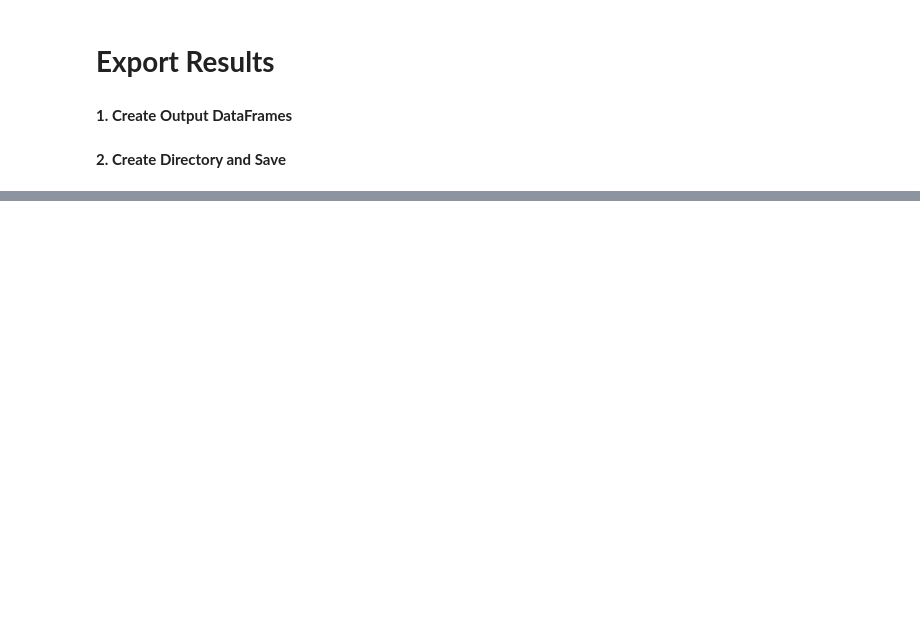
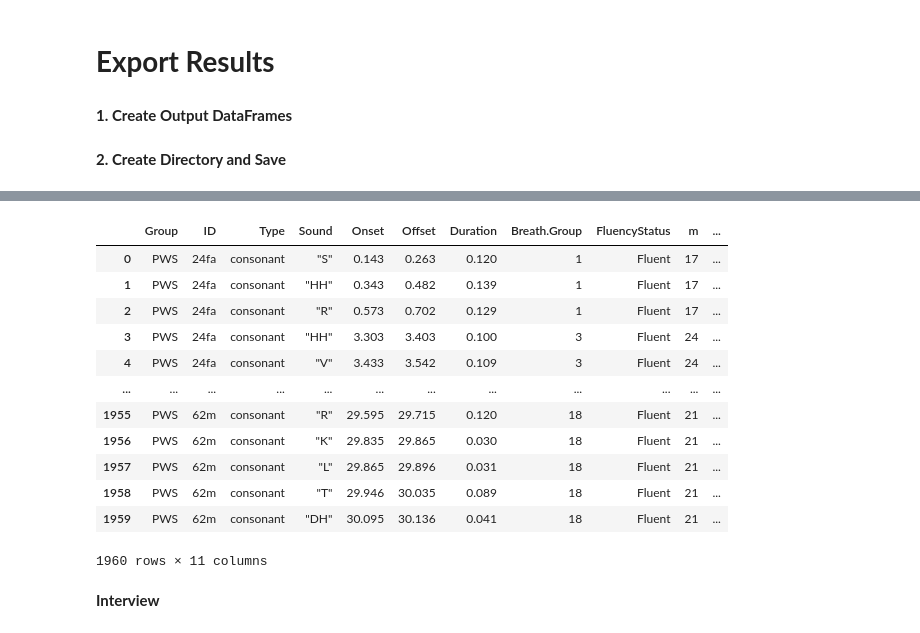
Before and after one commit to Janina712/MLTSA22_JBoecher, a Jupyter notebook: Other/3. Match_MLU.ipynb, the cells around one changed output, grey strips where cells are left out. Saved outputs shown, nothing was run; the diff lists cells and outputs as text; code cells hidden in the pictures; blank space fills up the shorter version.

```diff
--- a/Other/3. Match_MLU.ipynb
+++ b/Other/3. Match_MLU.ipynb
@@ -470,0 +584,21 @@ reading_consonants_matched.to_excel("reading_TextGrid_comb_BG_consonantsMatched.
+# %%
+fluent_vowel_subset = reading_vowels_pws[reading_vowels_pws["FluencyStatus"] == "Fluent"]
+fluent_vowel_subset.index = range(len(fluent_vowel_subset.index))
+difference_v_read_pws = fluent_v_r_p - disfluent_v_r_p
+# %%
+cut_v = math.ceil(difference_v_read_pws)
+matched_r_v_p = pd.DataFrame()  ## initialize group-level dataframe
+participant = pd.DataFrame()  ## initialize participant-level dataframe
+for ID in IDs:
+  subset_ID = fluent_vowel_subset[fluent_vowel_subset["ID"]  == ID]
+  subset_ID.index = range(len(subset_ID.index))  ### person
+  BGs = subset_ID["Breath.Group"].unique()
+  for i in range(0,len(BGs)):
+    subset_ID_BG = subset_ID[subset_ID["Breath.Group"]  == i]
+    subset_ID_BG.index = range(len(subset_ID_BG.index)) ## BG
+    if len(subset_ID_BG) >= cut_v:
+      subset_ID_BG.drop(subset_ID_BG.tail(cut_v).index, inplace = True)
+      participant = participant.append([subset_ID_BG], ignore_index = True)
+    else:
+      participant = participant.append([subset_ID_BG], ignore_index = True)
+matched_r_v_p = matched_r_v_p.append([participant], ignore_index = True) # add participant-level dataframe to group-level dataframe
@@ -470,0 +607,39 @@ reading_consonants_matched.to_excel("reading_TextGrid_comb_BG_consonantsMatched.
+# %%
+fluent_consonant_subset = reading_consonants_pws[reading_consonants_pws["FluencyStatus"] == "Fluent"]
+fluent_consonant_subset.index = range(len(fluent_consonant_subset.index))
+difference_c_read_pws = fluent_c_r_p - disfluent_c_r_p
+# %%
+cut_v = math.ceil(difference_c_read_pws)
+matched_r_c_p = pd.DataFrame()  ## initialize group-level dataframe
+participant = pd.DataFrame()  ## initialize participant-level dataframe
+for ID in IDs:
+  subset_ID = fluent_consonant_subset[fluent_consonant_subset["ID"]  == ID]
+  subset_ID.index = range(len(subset_ID.index))  ### person
+  BGs = subset_ID["Breath.Group"].unique()
+  for i in range(0,len(BGs)):
+    subset_ID_BG = subset_ID[subset_ID["Breath.Group"]  == i]
+    subset_ID_BG.index = range(len(subset_ID_BG.index)) ## BG
+    if len(subset_ID_BG) >= cut_v:
+      subset_ID_BG.drop(subset_ID_BG.tail(cut_v).index, inplace = True)
+      participant = participant.append([subset_ID_BG], ignore_index = True)
+    else:
+      participant = participant.append([subset_ID_BG], ignore_index = True)
+matched_r_c_p = matched_r_c_p.append([participant], ignore_index = True) # add participant-level dataframe to group-level dataframe
+# %%
+matched_r_c_p
+# %% [output]
+|  | Group | ID | Type | Sound | Onset | Offset | Duration | Breath.Group | FluencyStatus | m | ... |
+| 0 | PWS | 24fa | consonant | "S" | 0.143 | 0.263 | 0.120 | 1 | Fluent | 17 | ... |
+| 1 | PWS | 24fa | consonant | "HH" | 0.343 | 0.482 | 0.139 | 1 | Fluent | 17 | ... |
+| 2 | PWS | 24fa | consonant | "R" | 0.573 | 0.702 | 0.129 | 1 | Fluent | 17 | ... |
+| 3 | PWS | 24fa | consonant | "HH" | 3.303 | 3.403 | 0.100 | 3 | Fluent | 24 | ... |
+| 4 | PWS | 24fa | consonant | "V" | 3.433 | 3.542 | 0.109 | 3 | Fluent | 24 | ... |
+| ... | ... | ... | ... | ... | ... | ... | ... | ... | ... | ... | ... |
+| 1955 | PWS | 62m | consonant | "R" | 29.595 | 29.715 | 0.120 | 18 | Fluent | 21 | ... |
+| 1956 | PWS | 62m | consonant | "K" | 29.835 | 29.865 | 0.030 | 18 | Fluent | 21 | ... |
+| 1957 | PWS | 62m | consonant | "L" | 29.865 | 29.896 | 0.031 | 18 | Fluent | 21 | ... |
+| 1958 | PWS | 62m | consonant | "T" | 29.946 | 30.035 | 0.089 | 18 | Fluent | 21 | ... |
+| 1959 | PWS | 62m | consonant | "DH" | 30.095 | 30.136 | 0.041 | 18 | Fluent | 21 | ... |
+1960 rows × 11 columns
+# %% [markdown]
+**Interview**
```
Also changed, not shown: parts of 81 cells of this notebook.
